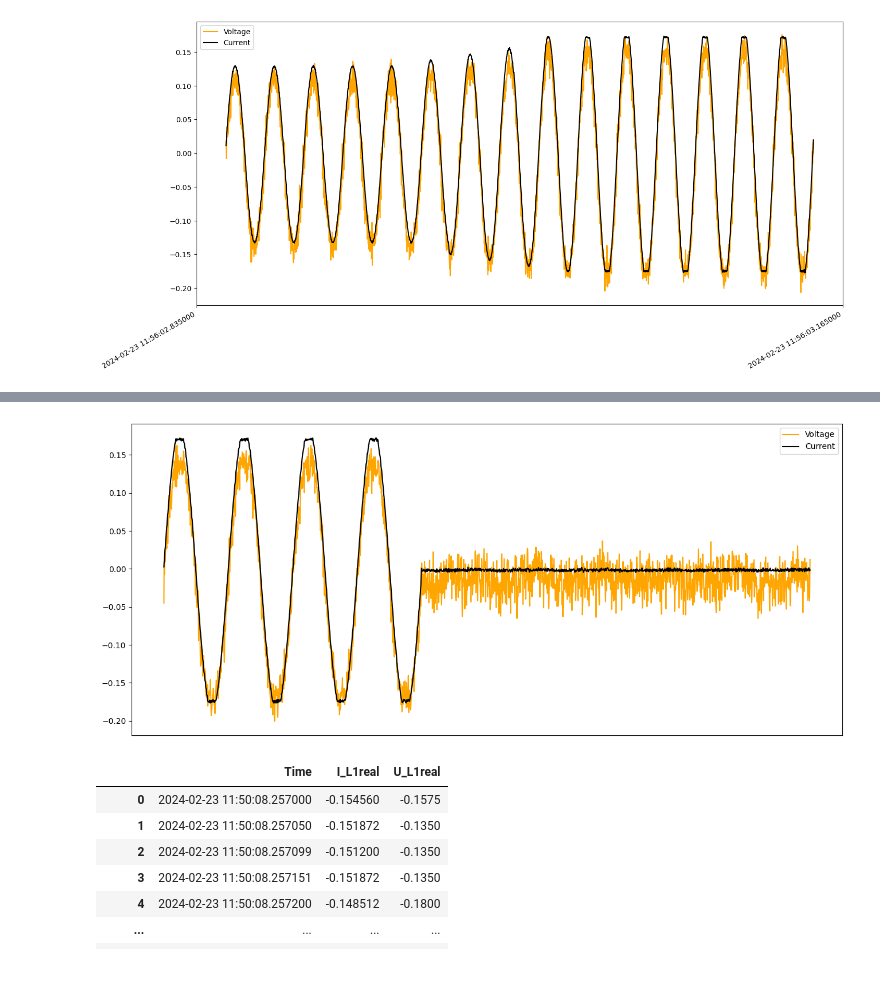
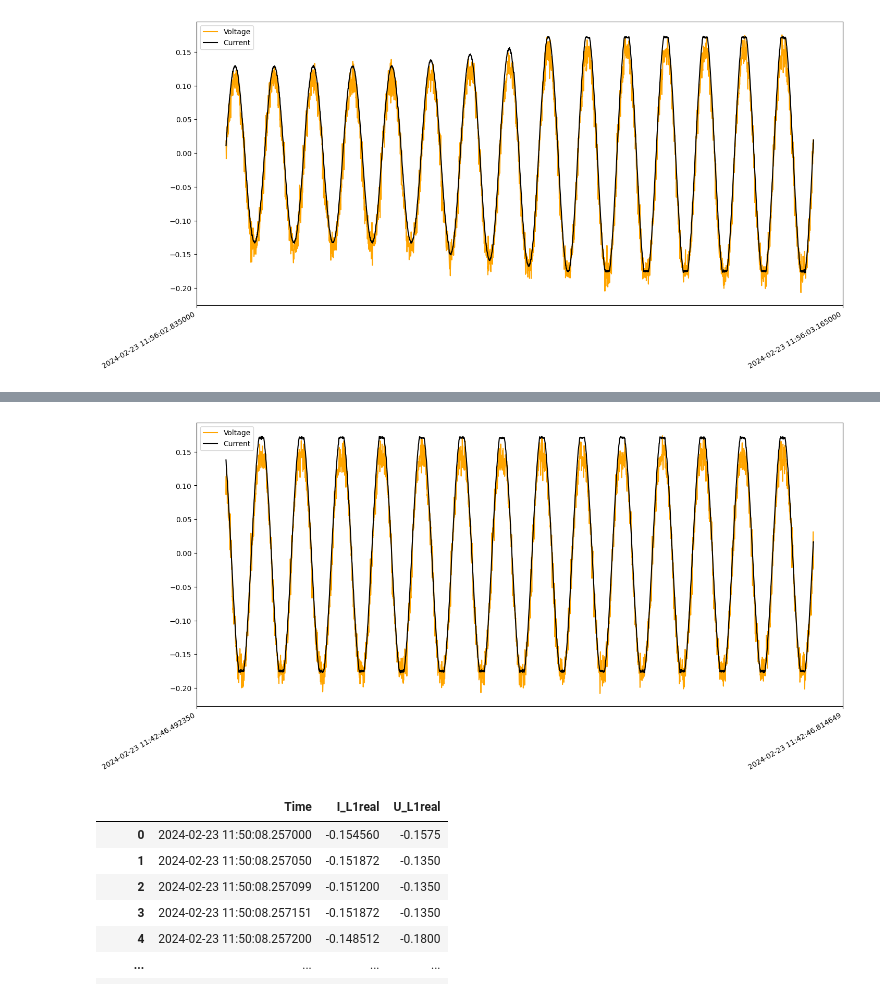
Before and after one commit to YuganshuWadhwa/Anomaly-Detection-For-Electrical-Systems, a Jupyter notebook: anomalies.ipynb, the cells around one changed output, grey strips where cells are left out. Cells and saved outputs as stored; diff of their text form; code cells hidden in the pictures.

```diff
--- a/anomalies.ipynb
+++ b/anomalies.ipynb
@@ -10,11 +10,12 @@ from scipy.signal import savgol_filter
 # %%
 def LDAP_to_time(timestamp):
 
-    value = datetime.datetime(1601, 1, 1) + datetime.timedelta(seconds=timestamp/10000000)
+    if type(timestamp) == pd._libs.tslibs.timestamps.Timestamp:
+        return timestamp
 
-    # return (value.strftime('%Y-%m-%d %H:%M:%S.%f'))
-    # print(type(value))
-    return value
+    else:
+        value = datetime.datetime(1601, 1, 1) + datetime.timedelta(seconds=timestamp/10000000)
+        return value
 
 
 def modifyTimestamps(df):
@@ -53,7 +54,7 @@ def plotSimulation(df, timeStart=None, timeEnd=None):
     plt.legend()
     plt.show()
 # %%
-powerFailureDf = pd.read_csv('Power Anomalies Simulations Data/01_Power_failure_10sec.csv', sep=';')
+powerFailureDf = pd.read_csv('Power Anomalies Simulations Data/AD3_data/01_Power_failure_10sec.csv', sep=';')
 powerFailureDf = modifyTimestamps(df=powerFailureDf)
 
 plotSimulation(df=powerFailureDf, timeStart='2024-02-23 11:43:8.7', timeEnd='2024-02-23 11:43:8.9')
@@ -77,20 +78,26 @@ plotSimulation(df=powerSpikeDf, timeStart='2024-02-23 11:56:02.85', timeEnd='202
 Plotting from "2024-02-23 11:56:02.85" to "2024-02-23 11:56:03.15"
 [figure]
 # %%
-time_start = '2024-02-23 11:43:8.7'
-time_end = '2024-02-23 11:43:8.9'
+df = powerFailureDf
 
-U1 = powerFailureDf[(powerFailureDf['Time'] >= time_start) & (powerFailureDf['Time'] <= time_end)]['U_L1real']
+# timeStart = '2024-02-23 11:43:8.7'
+timeEnd = '2024-02-23 11:42:46.8'
+
+timeStart = None
+# timeEnd = None
+
+if timeStart == None:   timeStart = df.iloc[0]['Time']
+if timeEnd == None:     timeEnd = df.iloc[-1]['Time']
+print(f'Plotting from "{timeStart}" to "{timeEnd}"')
+
+U1 = df[(df['Time'] >= timeStart) & (df['Time'] <= timeEnd)]['U_L1real']
 U1 = savgol_filter(x=U1, window_length=10, polyorder=5)
 
-I1 = powerFailureDf[(powerFailureDf['Time'] >= time_start) & (powerFailureDf['Time'] <= time_end)]['I_L1real']
+I1 = df[(df['Time'] >= timeStart) & (df['Time'] <= timeEnd)]['I_L1real']
 I1 = savgol_filter(x=I1, window_length=10, polyorder=5)
 
-time = powerFailureDf[(powerFailureDf['Time'] >= time_start) & (powerFailureDf['Time'] <= time_end)]['Time']
+time = df[(df['Time'] >= timeStart) & (df['Time'] <= timeEnd)]['Time']
 
-# U1 = np.array(powerFailureDf['U_L1real'])
-# I1 = np.array(powerFailureDf['I_L1real'])[:]
-# time = np.array(powerFailureDf['Time'])[459860:469860]
 
 fig = plt.figure(figsize=(16, 8))
 plt.plot(time, U1, label='Voltage', c='orange')
@@ -105,4 +113,4 @@ plt.show()
-[figure, old version]
+[figure, new version]
 # %%
 powerSagDf
 # %% [output]
```
Also changed, not shown: parts of 11 cells of this notebook, 1 other file.
